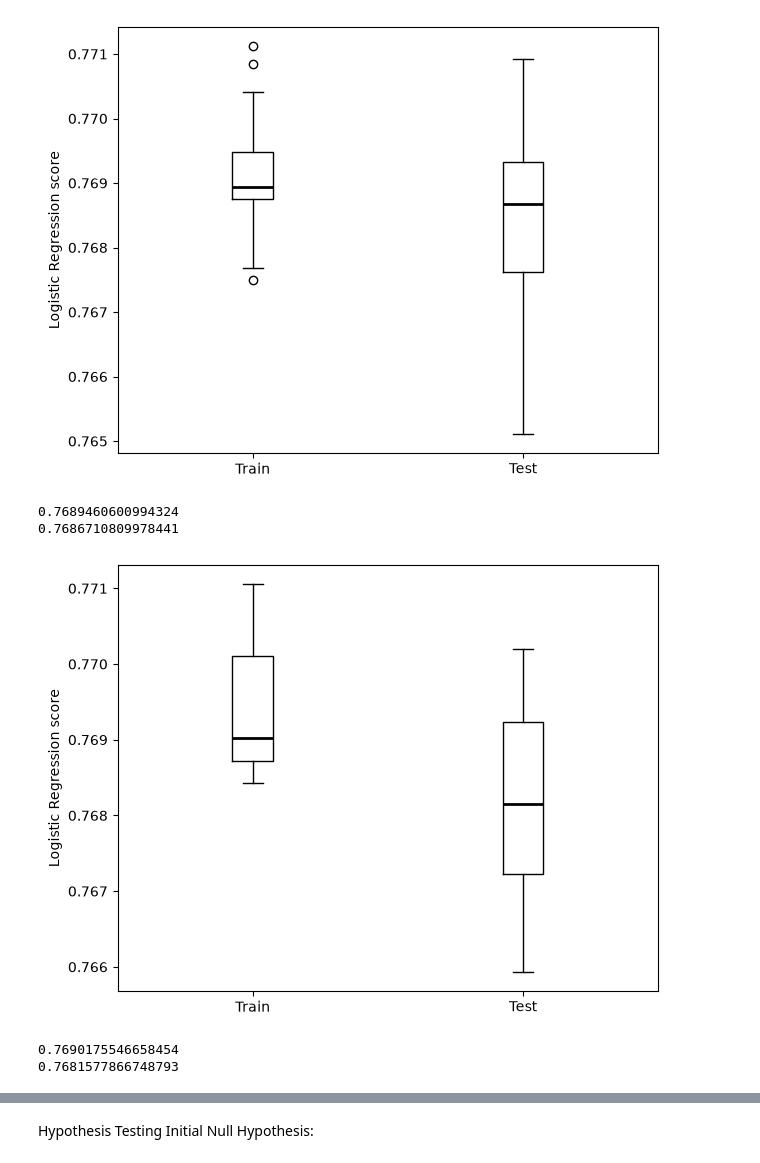
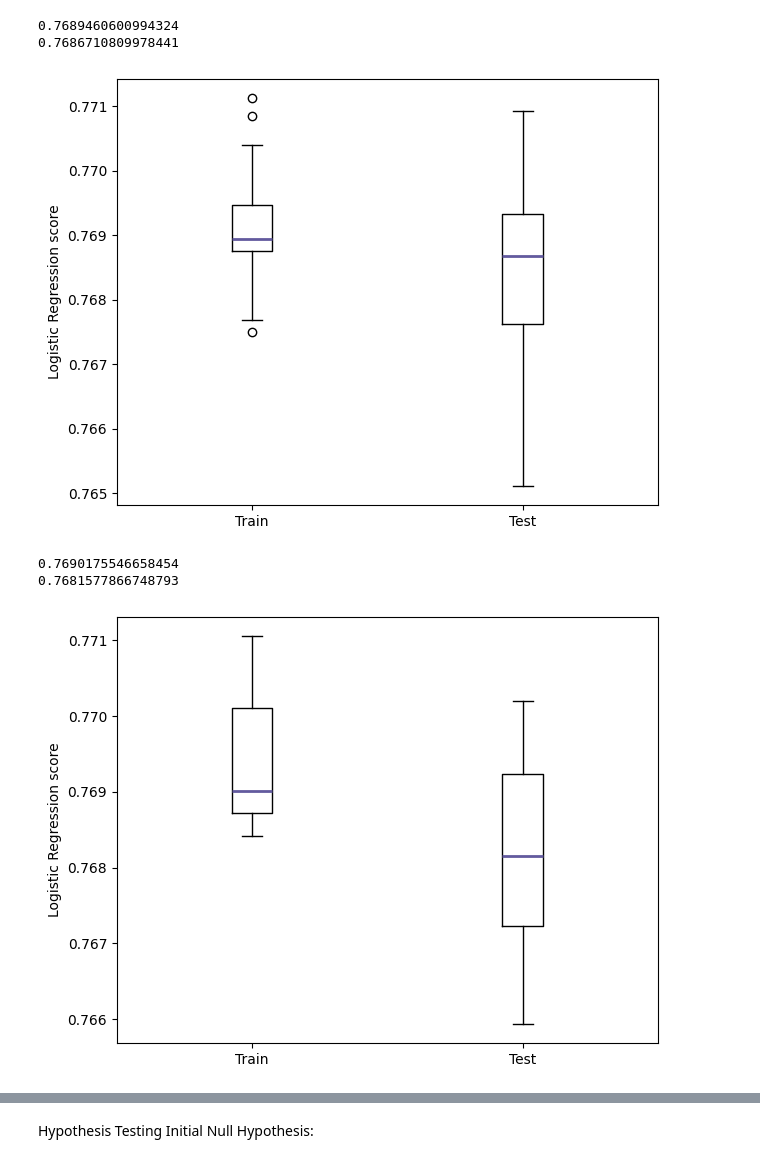
Before and after one commit to RafaellaTk/Statitical-Modeling-Project, a Jupyter notebook: airline_quality.ipynb, the cells around one changed output, grey strips where cells are left out. Saved outputs shown, nothing was run; the diff lists cells and outputs as text; code cells hidden in the pictures.

```diff
--- a/airline_quality.ipynb
+++ b/airline_quality.ipynb
@@ -75,0 +94,16 @@ memory usage: 9.9 MB
+# %%
+# Explore each variable individually
+print(df['Satisfaction'].value_counts())
+print()
+
+services = df[[
+    'Departure and Arrival Time Convenience',
+    'On-board Service',
+    'Seat Comfort',
+    'Leg Room Service',
+    'Cleanliness',
+    'Food and Drink',
+    'In-flight Service',
+    'In-flight Wifi Service',
+    'In-flight Entertainment']]
+print(services.describe())
@@ -75,0 +128,5 @@ memory usage: 9.9 MB
+# %%
+# Convert the dependent variable to binary
+df['Satisfaction'] = df['Satisfaction'].eq('Satisfied').astype(int)
+
+print(df['Satisfaction'].value_counts())
@@ -198,5 +317,0 @@ IntCastingNaNError: Cannot convert non-finite values (NA or inf) to integer.Repl
-# %%
-ovr = OneVsRestClassifier(LogisticRegression(max_iter=1000,C=np.inf)).fit(x, y)
-print(ovr.score(x,y))
-ConfusionMatrixDisplay.from_estimator(ovr,x,y,normalize='true', cmap='Purples')
-plt.show()
@@ -206,53 +555,54 @@ plt.show()
 # %%
 n_trials = 50
 score_tv = list()
 score_te = list()
 splits = ShuffleSplit(n_splits=n_trials, train_size=0.7, random_state=42)
-for train, test in splits.split(x):
-    x_tv,y_tv = x[train], y[train]
-    x_te,y_te = x[test], y[test]
+for train, test in splits.split(services):
+    services_tv,y_tv = services[train], y[train]
+    services_te,y_te = services[test], y[test]
 
-    ovr = OneVsRestClassifier(LogisticRegression(max_iter=1000,C=np.inf)).fit(x_tv, y_tv)
-    score_tv.append(ovr.score(x_tv,y_tv))
-    score_te.append(ovr.score(x_te,y_te))
+    ovr = OneVsRestClassifier(LogisticRegression(max_iter=1000,C=np.inf)).fit(services_tv, y_tv)
+    score_tv.append(ovr.score(services_tv,y_tv))
+    score_te.append(ovr.score(services_te,y_te))
 
-plt.boxplot([score_tv,score_te],medianprops=dict(color='k', linewidth=2))
+plt.boxplot([score_tv,score_te],medianprops=dict(color='#625A9E', linewidth=2))
 plt.ylabel('Logistic Regression score')
 plt.xticks([1,2],labels=['Train','Test'])
 plt.tight_layout()
-plt.show()
 
 print(np.median(score_tv))
 print(np.median(score_te))
+
+plt.show()
 # %% [output]
+0.7689460600994324
+0.7686710809978441
-[figure, old version]
+[figure, new version]
-0.7689460600994324
-0.7686710809978441
 # %%
-## Stratification splits
-
+# Stratification splits
 n_trials = 10
 score_tv = list()
 score_te = list()
 split = StratifiedShuffleSplit(n_splits=n_trials, train_size=0.7,random_state=42)
-for train, test in split.split(x, y):
-    x_tv,y_tv = x[train], y[train]
-    x_te,y_te = x[test], y[test]
+for train, test in split.split(services, y):
+    services_tv,y_tv = services[train], y[train]
+    services_te,y_te = services[test], y[test]
 
-    ovr = OneVsRestClassifier(LogisticRegression(max_iter=1000,C=np.inf)).fit(x_tv, y_tv)
-    score_tv.append(ovr.score(x_tv,y_tv))
-    score_te.append(ovr.score(x_te,y_te))
+    ovr = OneVsRestClassifier(LogisticRegression(max_iter=1000,C=np.inf)).fit(services_tv, y_tv)
+    score_tv.append(ovr.score(services_tv,y_tv))
+    score_te.append(ovr.score(services_te,y_te))
 
-plt.boxplot([score_tv,score_te],medianprops=dict(color='k', linewidth=2))
+plt.boxplot([score_tv,score_te],medianprops=dict(color='#625A9E', linewidth=2))
 plt.ylabel('Logistic Regression score')
 plt.xticks([1,2],labels=['Train','Test'])
 plt.tight_layout()
-plt.show()
 
 print(np.median(score_tv))
 print(np.median(score_te))
+
+plt.show()
 # %% [output]
+0.7690175546658454
+0.7681577866748793
-[figure, old version]
+[figure, new version]
-0.7690175546658454
-0.7681577866748793
 # %%
```
Also changed, not shown: parts of 25 cells of this notebook.
